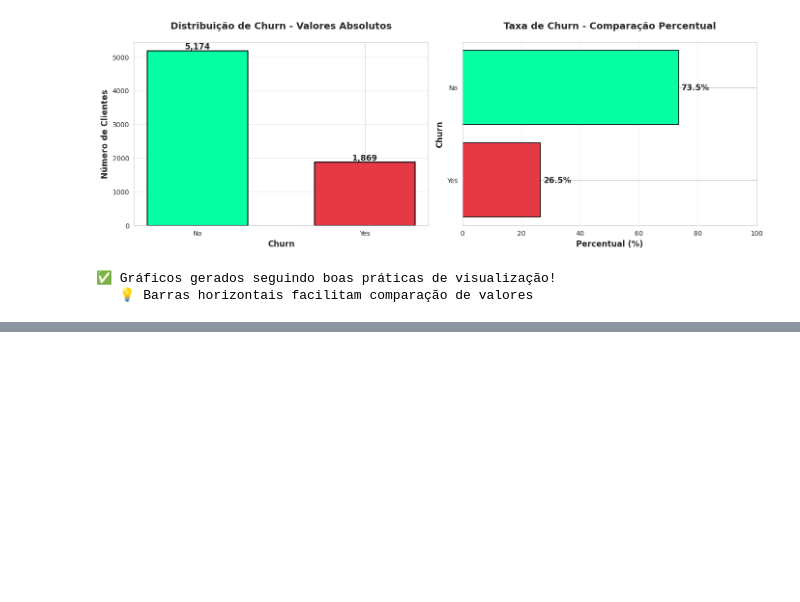
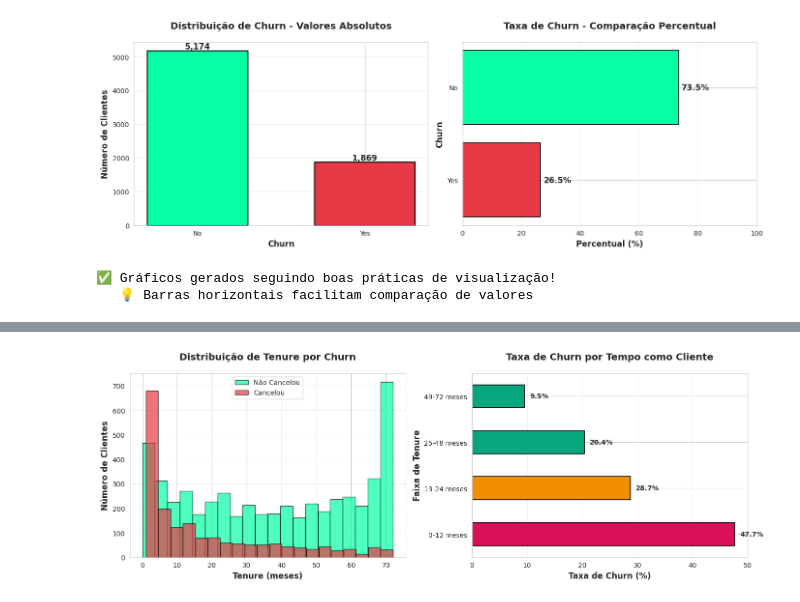
Before and after one commit to thedrads/telecomx-churn-analysis, a Jupyter notebook: analise_churn_telecom.ipynb, the cells around one changed output, grey strips where cells are left out. Saved outputs shown, nothing was run; the diff lists cells and outputs as text; code cells hidden in the pictures; blank space fills up the shorter version.

```diff
--- a/analise_churn_telecom.ipynb
+++ b/analise_churn_telecom.ipynb
@@ -1724,0 +1924,82 @@ Name: count, dtype: int64
+# %%
+# ====================================================================
+# ⏱️ ANÁLISE: CHURN POR TEMPO COMO CLIENTE (TENURE)
+# ====================================================================
+
+print("="*60)
+print("⏱️ ANÁLISE: CHURN POR TEMPO COMO CLIENTE")
+print("="*60)
+
+# Estatísticas de tenure por churn
+print("\n📊 Estatísticas de Tenure (meses):")
+tenure_stats = df_clean.groupby('Churn')['tenure'].describe()
+display(tenure_stats)
+
+# Criar faixas de tenure
+df_clean['tenure_range'] = pd.cut(df_clean['tenure'],
+                                   bins=[0, 12, 24, 48, 72],
+                                   labels=['0-12 meses', '13-24 meses', '25-48 meses', '49-72 meses'])
+
+churn_tenure = pd.crosstab(df_clean['tenure_range'], df_clean['Churn'], normalize='index') * 100
+
+print("\n📊 Taxa de Churn por Faixa de Tenure (%):")
+display(churn_tenure.round(2))
+
+# ====================================================================
+# 📊 VISUALIZAÇÃO: CHURN POR TENURE
+# ====================================================================
+
+fig, axes = plt.subplots(1, 2, figsize=(14, 5))
+
+# Subplot 1: Histograma de tenure por churn
+ax1 = axes[0]
+df_clean[df_clean['Churn'] == 'No']['tenure'].hist(ax=ax1, bins=20,
+                                                     color=COLORS['churn_no'],
+                                                     edgecolor='black', alpha=0.7, label='Não Cancelou')
+df_clean[df_clean['Churn'] == 'Yes']['tenure'].hist(ax=ax1, bins=20,
+                                                      color=COLORS['churn_yes'],
+                                                      edgecolor='black', alpha=0.7, label='Cancelou')
+ax1.set_xlabel('Tenure (meses)', fontsize=12, fontweight='bold')
+ax1.set_ylabel('Número de Clientes', fontsize=12, fontweight='bold')
+ax1.set_title('Distribuição de Tenure por Churn', fontsize=14, fontweight='bold', pad=20)
+ax1.legend()
+ax1.grid(axis='y', alpha=0.3)
+
+# Subplot 2: Taxa de churn por faixa
+ax2 = axes[1]
+churn_tenure_sorted = churn_tenure['Yes'].sort_values(ascending=False)
+colors_bars = [COLORS['danger'] if x > 40 else COLORS['warning'] if x > 25 else COLORS['success']
+               for x in churn_tenure_sorted.values]
+
+churn_tenure_sorted.plot(kind='barh', ax=ax2, color=colors_bars,
+                          edgecolor='black', linewidth=1.2)
+ax2.set_xlabel('Taxa de Churn (%)', fontsize=12, fontweight='bold')
+ax2.set_ylabel('Faixa de Tenure', fontsize=12, fontweight='bold')
+ax2.set_title('Taxa de Churn por Tempo como Cliente', fontsize=14, fontweight='bold', pad=20)
+ax2.set_xlim(0, 50)
+ax2.grid(axis='x', alpha=0.3)
+
+# Adicionar valores
+for i, v in enumerate(churn_tenure_sorted.values):
+    ax2.text(v + 1, i, f'{v:.1f}%', va='center', fontweight='bold')
+
+plt.tight_layout()
+plt.show()
+
+# Análise textual
+print("\n💡 INSIGHT CRÍTICO:")
+print(f"   Tenure médio:")
+print(f"   • Clientes que permaneceram: {df_clean[df_clean['Churn']=='No']['tenure'].mean():.1f} meses")
+print(f"   • Clientes que cancelaram: {df_clean[df_clean['Churn']=='Yes']['tenure'].mean():.1f} meses")
+
+print(f"\n   🔴 PERÍODO CRÍTICO: Primeiros 12 meses")
+print(f"   • Taxa de churn 0-12 meses: {churn_tenure.loc['0-12 meses', 'Yes']:.1f}%")
+print(f"   ➡️ Ação: Programa de onboarding e engajamento nos primeiros 3 meses")
+
+print(f"\n   Quanto MENOR o tempo como cliente, MAIOR o risco de churn!")
+
+print("="*60)
+
+# Limpar coluna temporária
+df_clean.drop('tenure_range', axis=1, inplace=True)
+# %% [output]
@@ -1724,0 +2022 @@ Name: count, dtype: int64
+[figure, added]
```
Also changed, not shown: parts of 10 cells of this notebook.
